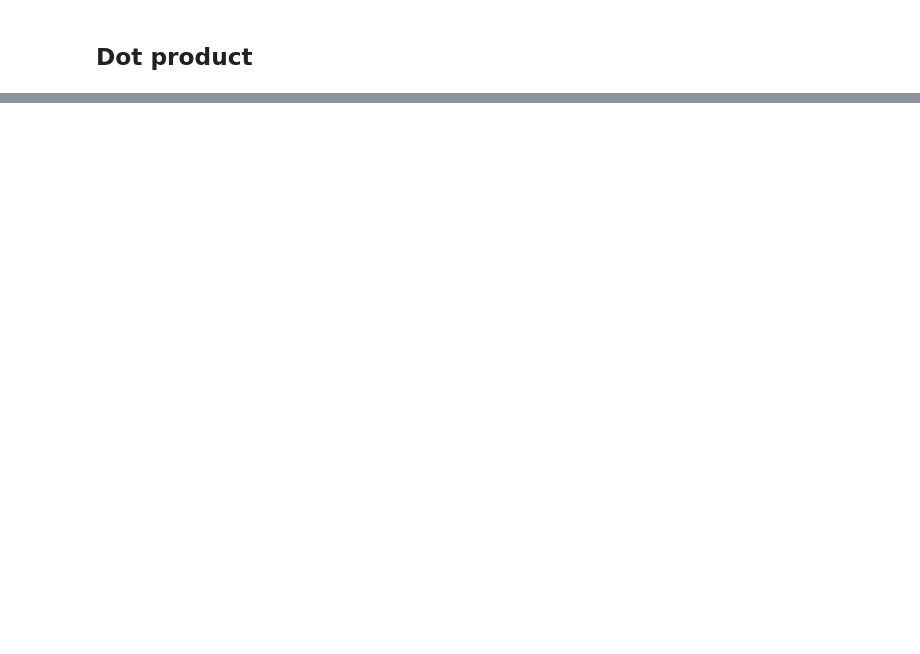
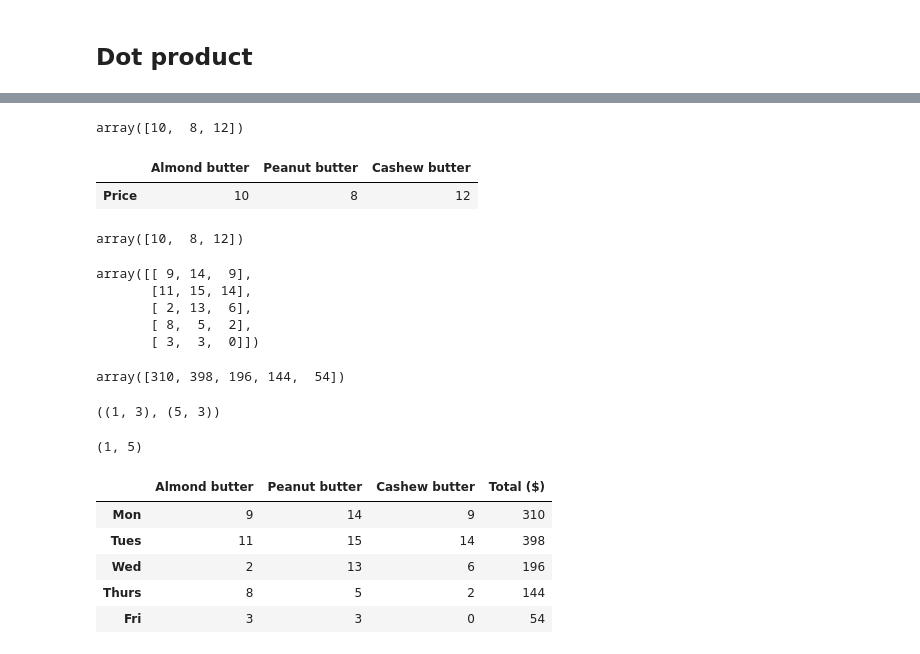
Before and after one commit to Combatd/complete_MLDataScience_bootcamp, a Jupyter notebook: introduction-to-numpy.ipynb, the cells around one changed output, grey strips where cells are left out. Cells and saved outputs as stored; diff of their text form; code cells hidden in the pictures; blank space fills up the shorter version.

Commit message:
Create DataFrame for nut butter sales in Pandas

```diff
--- a/introduction-to-numpy.ipynb
+++ b/introduction-to-numpy.ipynb
@@ -711,0 +631,4 @@ mat3.shape
+# %%
+# Create weekly_sales DataFrame
+weekly_sales = pd.DataFrame(sales_amounts, index=["Mon", "Tues", "Wed", "Thurs", "Fri"], columns=["Almond butter", "Peanut butter", "Cashew butter"])
+weekly_sales
@@ -711,0 +642,51 @@ mat3.shape
+# %%
+# Create prices arrays
+prices = np.array([10,8,12])
+prices
+# %% [output]
+array([10,  8, 12])
+# %%
+butter_prices = pd.DataFrame(prices.reshape(1, 3), index=["Price"], columns=["Almond butter", "Peanut butter", "Cashew butter"])
+butter_prices
+# %% [output]
+|  | Almond butter | Peanut butter | Cashew butter |
+| Price | 10 | 8 | 12 |
+# %%
+prices
+# %% [output]
+array([10,  8, 12])
+# %%
+sales_amounts
+# %% [output]
+array([[ 9, 14,  9],
+       [11, 15, 14],
+       [ 2, 13,  6],
+       [ 8,  5,  2],
+       [ 3,  3,  0]])
+# %%
+# Shapes aren't aligned, lets transpose
+total_sales = prices.dot(sales_amounts.T)
+total_sales
+# %% [output]
+array([310, 398, 196, 144,  54])
+# %%
+# Create daily sales
+butter_prices.shape, weekly_sales.shape
+# %% [output]
+((1, 3), (5, 3))
+# %%
+daily_sales = butter_prices.dot(weekly_sales.T)
+daily_sales.shape
+# %% [output]
+(1, 5)
+# %%
+# If doesn't work,
+weekly_sales["Total ($) "] = daily_sales.T
+weekly_sales
+# %% [output]
+|  | Almond butter | Peanut butter | Cashew butter | Total ($) |
+| Mon | 9 | 14 | 9 | 310 |
+| Tues | 11 | 15 | 14 | 398 |
+| Wed | 2 | 13 | 6 | 196 |
+| Thurs | 8 | 5 | 2 | 144 |
+| Fri | 3 | 3 | 0 | 54 |
```
Also changed, not shown: parts of 30 cells of this notebook.
